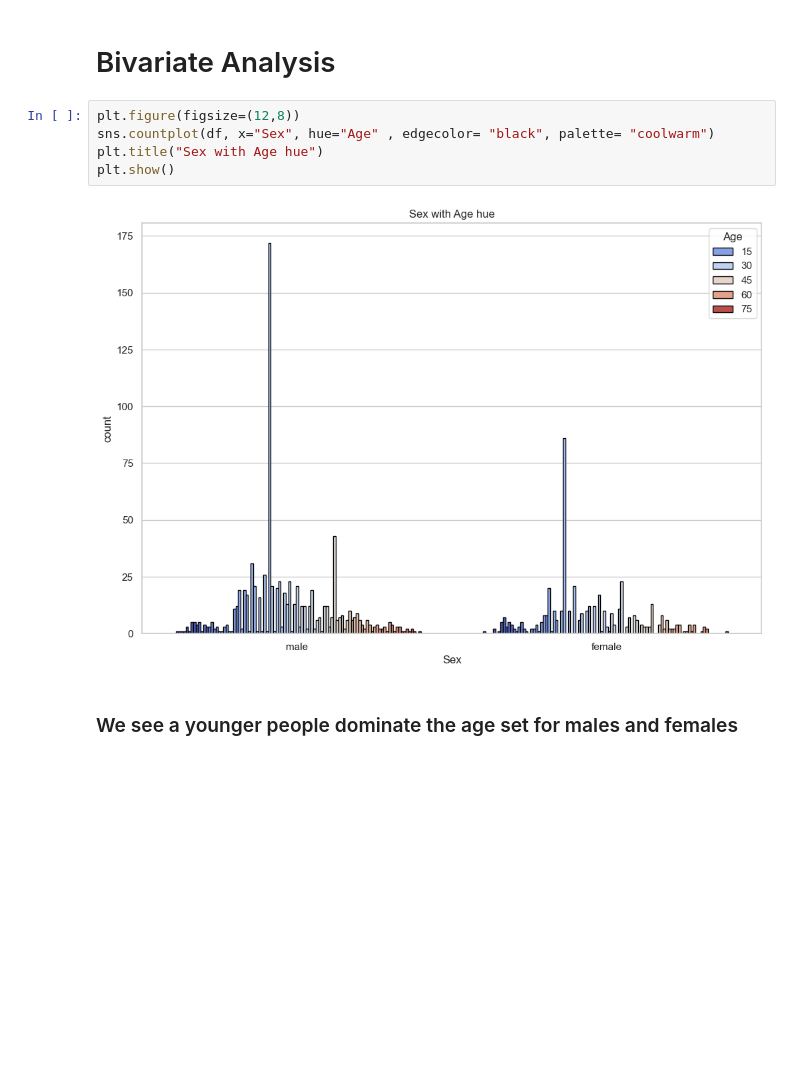
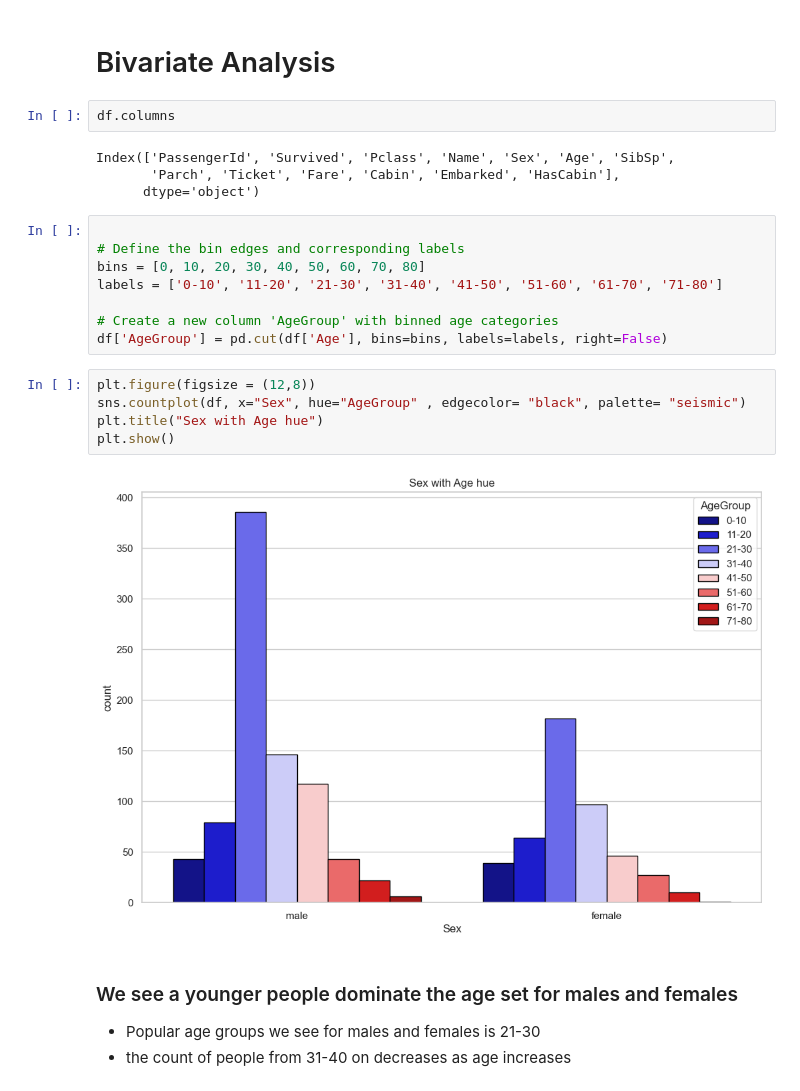
Before and after one commit to GClark89/Titanic, a Jupyter notebook: EDA.ipynb, the cells around one changed output. Saved outputs shown, nothing was run; the diff lists cells and outputs as text; blank space fills up the shorter version.

```diff
--- a/EDA.ipynb
+++ b/EDA.ipynb
@@ -229,12 +242,29 @@ plt.show()
 ---
 # %% [markdown]
 # Bivariate Analysis
+# %%
+df.columns
+# %% [output]
+Index(['PassengerId', 'Survived', 'Pclass', 'Name', 'Sex', 'Age', 'SibSp',
+       'Parch', 'Ticket', 'Fare', 'Cabin', 'Embarked', 'HasCabin'],
+      dtype='object')
+# %%
+
+# Define the bin edges and corresponding labels
+bins = [0, 10, 20, 30, 40, 50, 60, 70, 80]
+labels = ['0-10', '11-20', '21-30', '31-40', '41-50', '51-60', '61-70', '71-80']
+
+# Create a new column 'AgeGroup' with binned age categories
+df['AgeGroup'] = pd.cut(df['Age'], bins=bins, labels=labels, right=False)
 # %%
-plt.figure(figsize=(12,8))
-sns.countplot(df, x="Sex", hue="Age" , edgecolor= "black", palette= "coolwarm")
+plt.figure(figsize = (12,8))
+sns.countplot(df, x="Sex", hue="AgeGroup" , edgecolor= "black", palette= "seismic")
 plt.title("Sex with Age hue")
 plt.show()
 # %% [output]
-[figure, old version]
+[figure, new version]
 # %% [markdown]
 ### We see a younger people dominate the age set for males and females
+
+- Popular age groups we see for males and females is 21-30
+- the count of people from 31-40 on decreases as age increases
```
Also changed, not shown: parts of 10 cells of this notebook.
